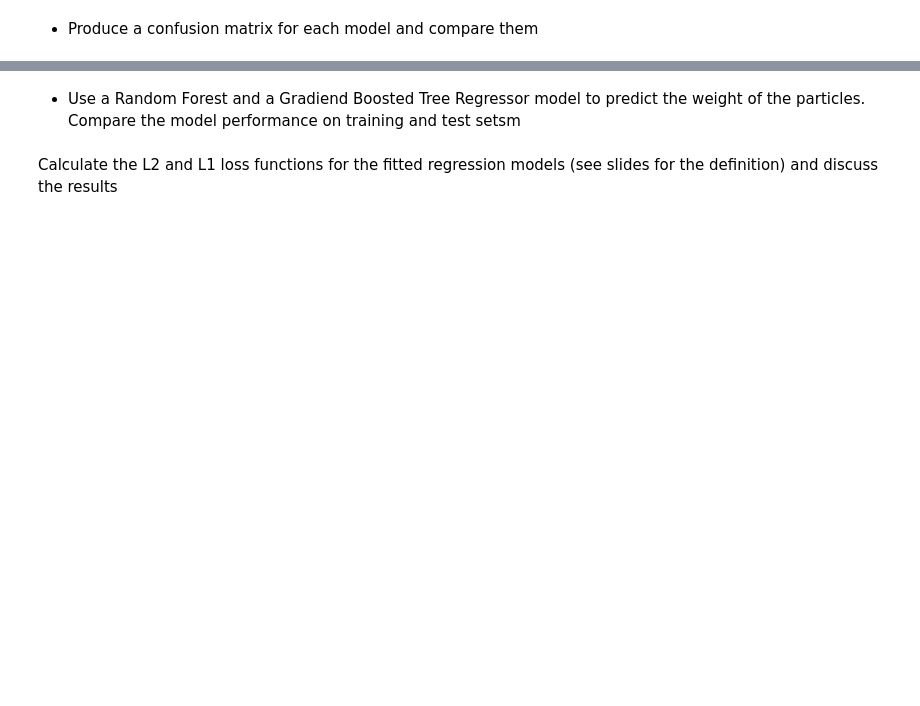
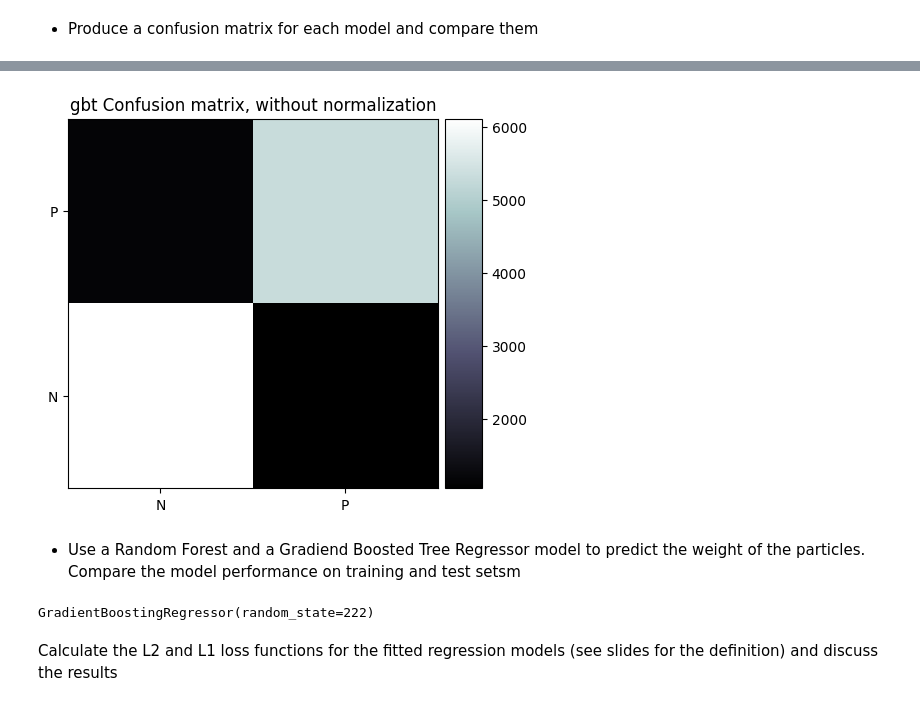
Before and after one commit to DanieleScal99/MLPNS_DScalabrini, a Jupyter notebook: DScalabrini_higgsbosonSearch.ipynb, the cells around one changed output, grey strips where cells are left out. Drawn from its saved outputs; the diff is of its cells as text; code cells hidden in the pictures; blank space fills up the shorter version.

```diff
--- a/DScalabrini_higgsbosonSearch.ipynb
+++ b/DScalabrini_higgsbosonSearch.ipynb
@@ -297,3 +297,9 @@ ValueError: ignored
+# %%
+plot_confusion_matrix(gbt.predict(testdata),
+                      test_label,
+                      title="gbt")
+# %% [output]
+[figure, added]
 # %% [markdown]
 
 - Use a Random Forest and a Gradiend Boosted Tree Regressor model to predict the weight of the particles. Compare the model performance on training and test setsm
@@ -302,9 +308,14 @@ traindata_weights, testdata_weights, train_weights, test_weights = ...
 # %%
+from sklearn.ensemble import GradientBoostingRegressor
 from sklearn.ensemble import RandomForestRegressor
 rfR = RandomForestRegressor(n_estimators=100, max_depth=3,
-                                  random_state=0)
-rfR.fit(...)
-gbtR = ...
-gbtR.fit(...)
+                                  random_state=222)
+rfR = RandomForestRegressor(n_estimators=100, max_depth=3,
+                                  random_state=222)
+rfR.fit(traindata_weights,train_weights)
+gbtR = GradientBoostingRegressor(random_state=222)
+gbtR.fit(traindata_weights,train_weights)
+# %% [output]
+GradientBoostingRegressor(random_state=222)
 # %% [markdown]
  Calculate the L2 and L1 loss functions for the fitted regression models (see slides for the definition) and discuss the results
```
Also changed, not shown: parts of 36 cells of this notebook.
